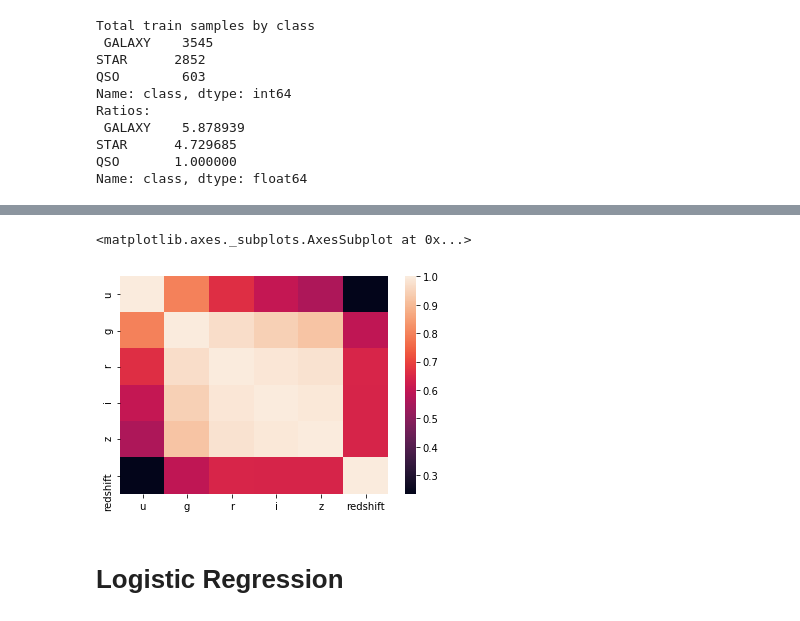
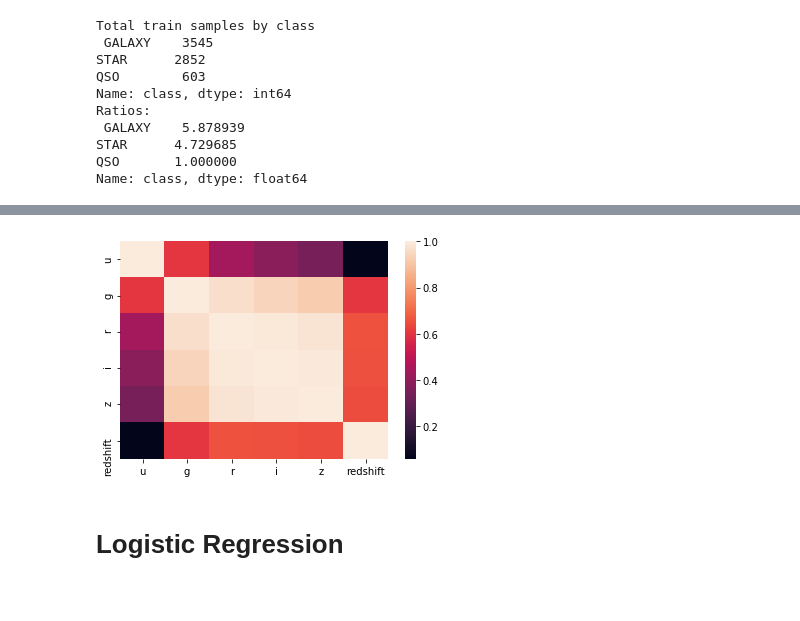
Before and after one commit to eduvera/INFO257_IA, a Jupyter notebook: practica1/Tarea practica.ipynb, the cells around one changed output, grey strips where cells are left out. Cells and saved outputs as stored; diff of their text form; code cells hidden in the pictures.

Commit message:
Update balance train data

```diff
--- a/practica1/Tarea practica.ipynb
+++ b/practica1/Tarea practica.ipynb
@@ -108 +106,7 @@ oversampled_train = pd.concat([pd.DataFrame(oversampled_trainY), pd.DataFrame(ov
+# %%
+# define the undersampling method
+undersample = NearMiss(version=1, n_neighbors=3)
+# transform the dataset
+undersampled_trainX, undersampled_trainY = undersample.fit_resample(X_train, y_train)
+undersampled_train = pd.concat([pd.DataFrame(undersampled_trainY), pd.DataFrame(undersampled_trainX)], axis=1)
 # %%
@@ -116,7 +125,7 @@ oversampled_train.groupby('class').count()
 # %%
-sb.heatmap(oversampled_trainX.corr())
+sb.heatmap(undersampled_trainX.corr())
+plt.show()
 # %% [output]
-<matplotlib.axes._subplots.AxesSubplot at 0x...>
-[figure, old version]
+[figure, new version]
 # %% [markdown]
 # Logistic Regression
```
Also changed, not shown: parts of 18 cells of this notebook.
